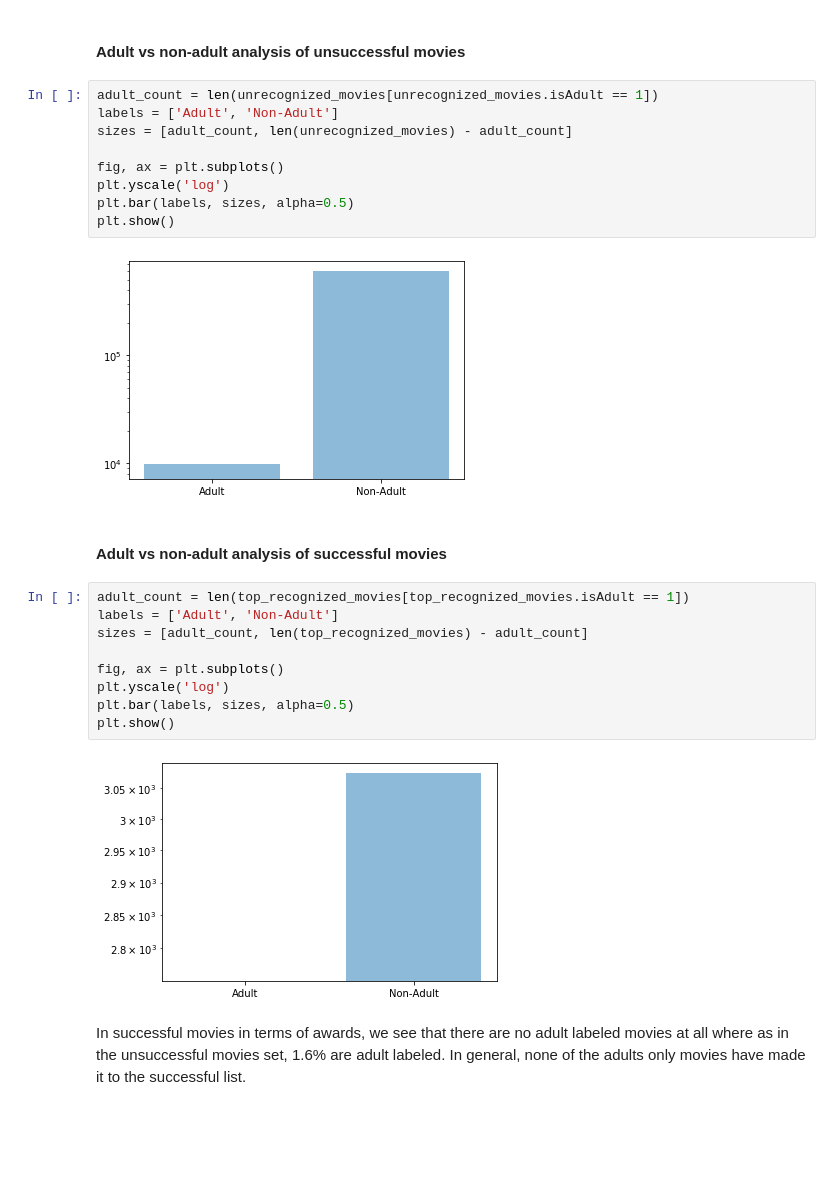
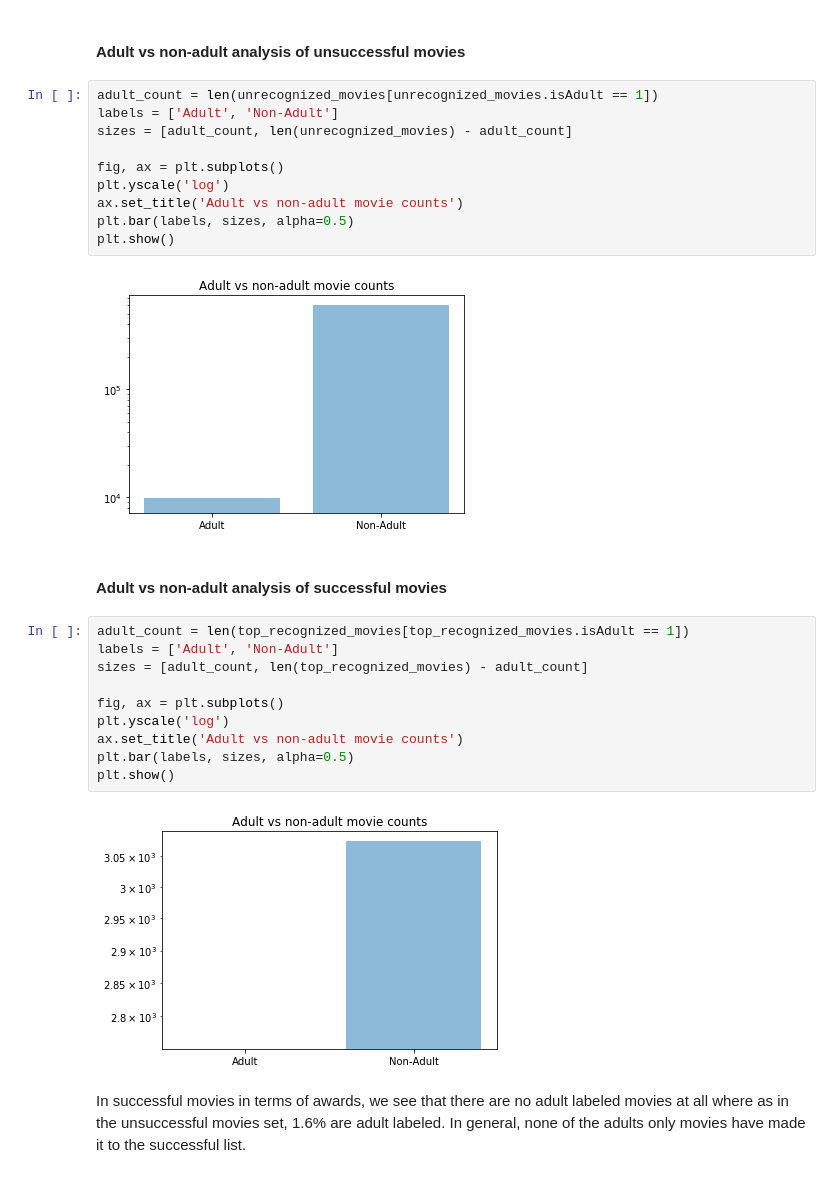
Before and after one commit to Ruchiranga/AD_A-team-project, a Jupyter notebook: Milestone 3.ipynb, the cells around one changed output. Saved outputs shown, nothing was run; the diff lists cells and outputs as text; blank space fills up the shorter version.

```diff
--- a/Milestone 3.ipynb
+++ b/Milestone 3.ipynb
@@ -640,14 +644,15 @@ Total number of adults only movies: 8634
 # %%
 adult_count = len(unrecognized_movies[unrecognized_movies.isAdult == 1])
 labels = ['Adult', 'Non-Adult']
 sizes = [adult_count, len(unrecognized_movies) - adult_count]
 
 fig, ax = plt.subplots()
 plt.yscale('log')
+ax.set_title('Adult vs non-adult movie counts')
 plt.bar(labels, sizes, alpha=0.5)
 plt.show()
 # %% [output]
-[figure, old version]
+[figure, new version]
 # %% [markdown]
 #### Adult vs non-adult analysis of successful movies
 # %%
@@ -657,10 +662,11 @@ sizes = [adult_count, len(top_recognized_movies) - adult_count]
 
 fig, ax = plt.subplots()
 plt.yscale('log')
+ax.set_title('Adult vs non-adult movie counts')
 plt.bar(labels, sizes, alpha=0.5)
 plt.show()
 # %% [output]
-[figure, old version]
+[figure, new version]
 # %% [markdown]
 In successful movies in terms of awards, we see that there are no adult labeled movies at all where as in the unsuccessful movies set, 1.6% are adult labeled. In general, none of the adults only movies have made it to the successful list.
 # %% [markdown]
```
Also changed, not shown: parts of 105 cells of this notebook.
